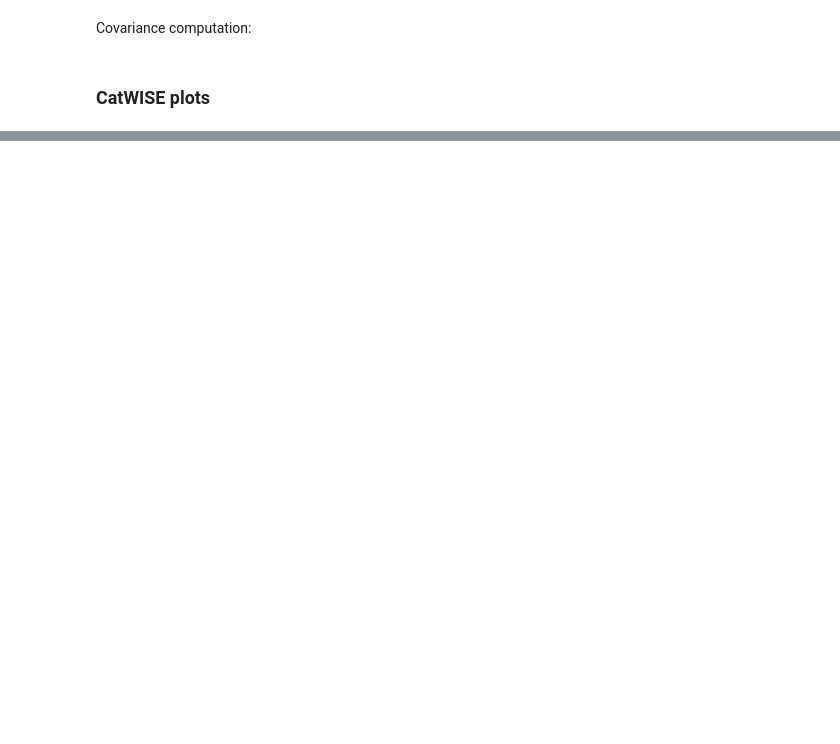
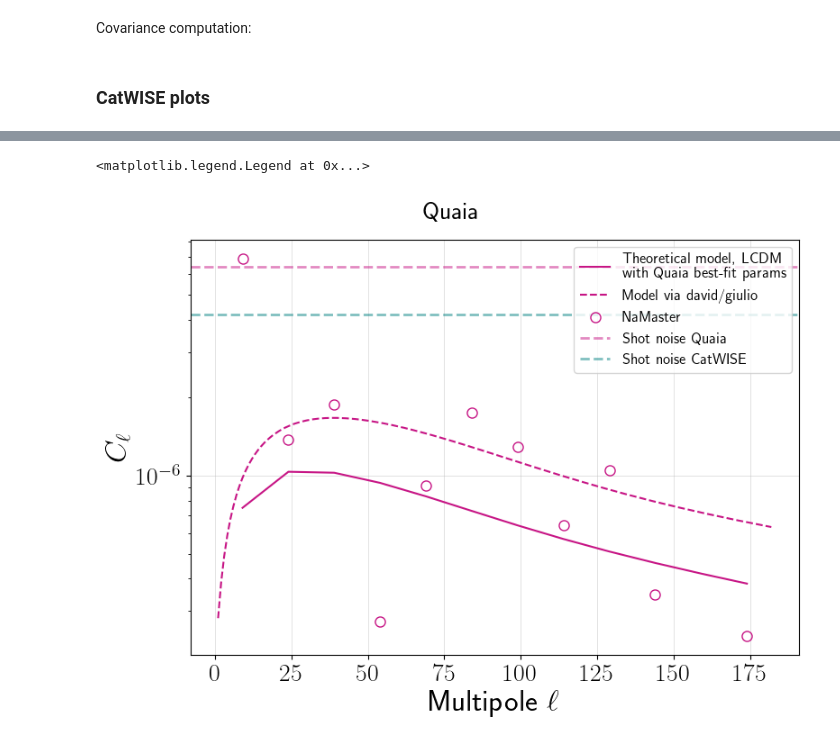
Before and after one commit to abbyw24/lss-dipoles, a Jupyter notebook: notebooks/2024-06-05_pseudo-Cells.ipynb, the cells around one changed output, grey strips where cells are left out. Saved outputs shown, nothing was run; the diff lists cells and outputs as text; code cells hidden in the pictures; blank space fills up the shorter version.

Commit message:
checking amplitude of lcdm model in Cl space

```diff
--- a/notebooks/2024-06-05_pseudo-Cells.ipynb
+++ b/notebooks/2024-06-05_pseudo-Cells.ipynb
@@ -62,15 +63,16 @@ def Cells_for_jk(overdensity_map, Wmask, max_ell, selfunc=None):
 # some key variables !!
 
 # ABBY
-# catdir = '/scratch/aew492/quasars/catalogs'
+#datadir = '/scratch/aew492/quasars'
 # selfuncdir_quaia = os.path.join(catdir, 'quaia/selfuncs')
 # selfuncdir_catwise = os.path.join(catdir, 'catwise_agns/selfuncs')
 
 # KSF
-catdir =  '../../quasar_data_abby/catalogs'
+datadir = '../../quasar_data_abby'
 selfuncdir_quaia = '../../gaia-quasars-lss/data/maps/'
 selfuncdir_catwise = '../../gaia-quasars-lss/data/maps/'
 
+catdir =  f'{datadir}/catalogs'
 mask_fn = os.path.join(catdir, 'masks/mask_master_hpx_r1.0.fits')
 Wmask = 0.1  # fiducial regularization
 max_ell = 8  # max ell to fit
@@ -835,0 +904,4 @@ ax.legend(handles=handles, loc=1, fontsize=12)
+# %%
+cl_quaia_tohil, nl_quaia_tohil, w_quaia_tohil, Bbl_quaia_tohil = get_cl(f_quaia, f_quaia, b_tohil,
+                        pnl=nl_coupled_meanmethodAbby)
+print(cl_quaia_tohil)
@@ -835,0 +912,3 @@ ax.legend(handles=handles, loc=1, fontsize=12)
+# %%
+#l, cl_gg, cov_gg_gg = s.get_ell_cl('cl_00', 'qso0', 'qso0', return_cov=True)
+clt_gg = ccl.angular_cl(cosmo, tg, tg, leff_tohil)
@@ -835,0 +919,68 @@ ax.legend(handles=handles, loc=1, fontsize=12)
+# %%
+# and best-fit model from David, cutting to only the relevant ells
+fn_model = f'{datadir}/quaia_PS/cl_gg_bf_G20.0_1bin.npz'
+with np.load(fn_model) as res:
+    ells_mod = res['ell']
+    Cells_mod = res['cl_gg']
+idx = ells_mod <= np.max(leff_tohil)+nlb
+ells_mod, Cells_mod = ells_mod[idx], Cells_mod[idx]
+# %%
+# plottt
+#  (Cell functions output C_0, but start with C_1 since we're fitting overdensities)
+fig, ax = plt.subplots(figsize=(8,6), tight_layout=True)
+fig.suptitle('Quaia', fontsize=20)
+
+kwargs = dict(ls='None', ms=6, alpha=1, lw=lw)
+
+ax.plot(leff_tohil, clt_gg,
+        c=color_quaia, label='Theoretical model, LCDM\nwith Quaia best-fit params')
+
+ax.plot(ells_mod, Cells_mod,
+        c=color_quaia, label='Model via david/giulio',
+        ls='--')
+
+
+ax.errorbar(leff_tohil, cl_quaia_tohil[0],
+            #yerr=np.sqrt(np.diag(cv)),
+            yerr=None,
+            color=color_quaia, marker='o', markersize=8, markerfacecolor='None',
+            ls='None',
+            label='NaMaster')
+
+# # expected dipole amplitude
+# kwargs = dict(marker='*', ms=10, mec='k', alpha=0.7, ls='None')
+# ax.plot(1, expected_C1_quaia, c=color_quaia, **kwargs, lw=lw)
+# # manual label
+# marker = mpl.lines.Line2D([0],[0], c=color_quaia, label='Expected from CMB', **kwargs)
+
+# shot noise estimates
+kwargs = dict(ls='--', alpha=0.5, lw=lw)
+ax.axhline(noise_quaia_Cell, c=color_quaia, **kwargs)
+# manual label
+line = mpl.lines.Line2D([0], [0], c=color_quaia, label='Shot noise Quaia', **kwargs)
+
+kwargs = dict(ls='--', alpha=0.5, lw=lw)
+ax.axhline(noise_catwise_Cell, c=color_catwise, **kwargs)
+# manual label
+line_cat = mpl.lines.Line2D([0], [0], c=color_catwise, label='Shot noise CatWISE', **kwargs)
+
+
+# model + shot noise
+#ax.plot(ells_mod, Cells_mod + noise_quaia_Cell, c=color_quaia, label='Model + shot noise', alpha=0.5)
+
+# add manual symbols to auto legend
+handles, labels = plt.gca().get_legend_handles_labels()
+handles.extend([line, line_cat])
+#handles.extend([marker, line])
+
+ax.semilogy()
+ax.grid(alpha=0.5, lw=lw_grid)
+
+ax.set_xlabel(r'Multipole $\ell$')
+ax.set_ylabel(r'$C_\ell$')
+
+#ax.legend(loc=1, fontsize=12)
+ax.legend(handles=handles, loc=1, fontsize=12)
+# %% [output]
+<matplotlib.legend.Legend at 0x...>
+[figure, added]
```
Also changed, not shown: parts of 14 cells of this notebook.
